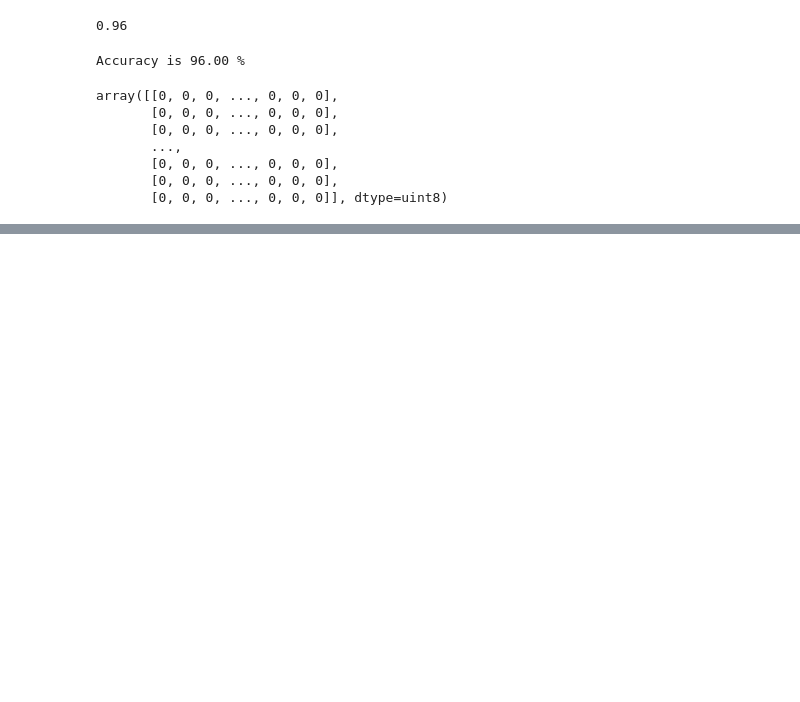
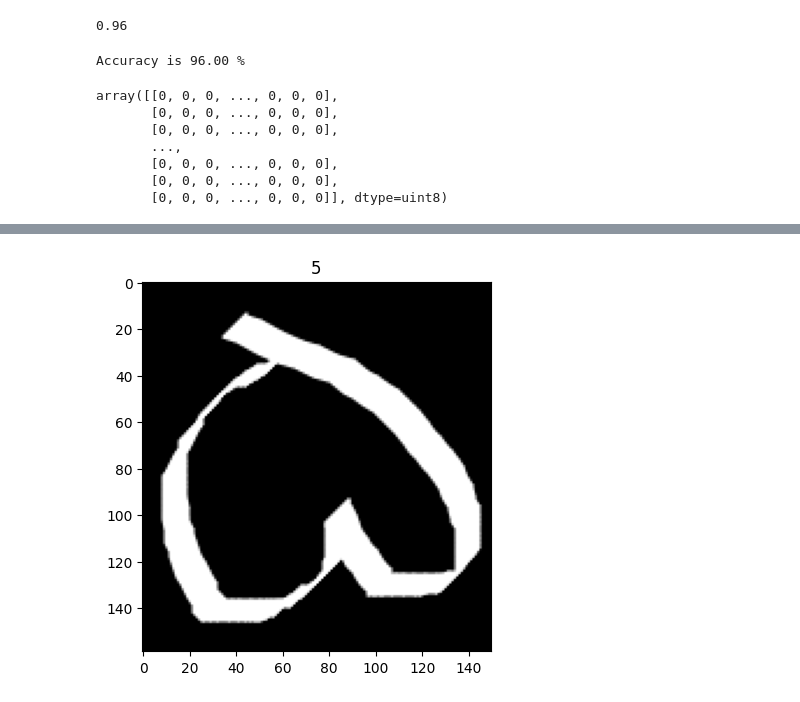
Before and after one commit to BehrangHaghdoust/ExpenseTracker, a Jupyter notebook: 04-persian-digit-classification-with-knn.ipynb, the cells around one changed output, grey strips where cells are left out. Cells and saved outputs as stored; diff of their text form; code cells hidden in the pictures; blank space fills up the shorter version.

```diff
--- a/04-persian-digit-classification-with-knn.ipynb
+++ b/04-persian-digit-classification-with-knn.ipynb
@@ -257,0 +281,5 @@ array([[0, 0, 0, ..., 0, 0, 0],
+# %%
+plt.imshow(img3 , cmap="gray")
+plt.title(neigh.predict(z)[0]);
+# %% [output]
+[figure, added]
```
Also changed, not shown: parts of 4 cells of this notebook.
